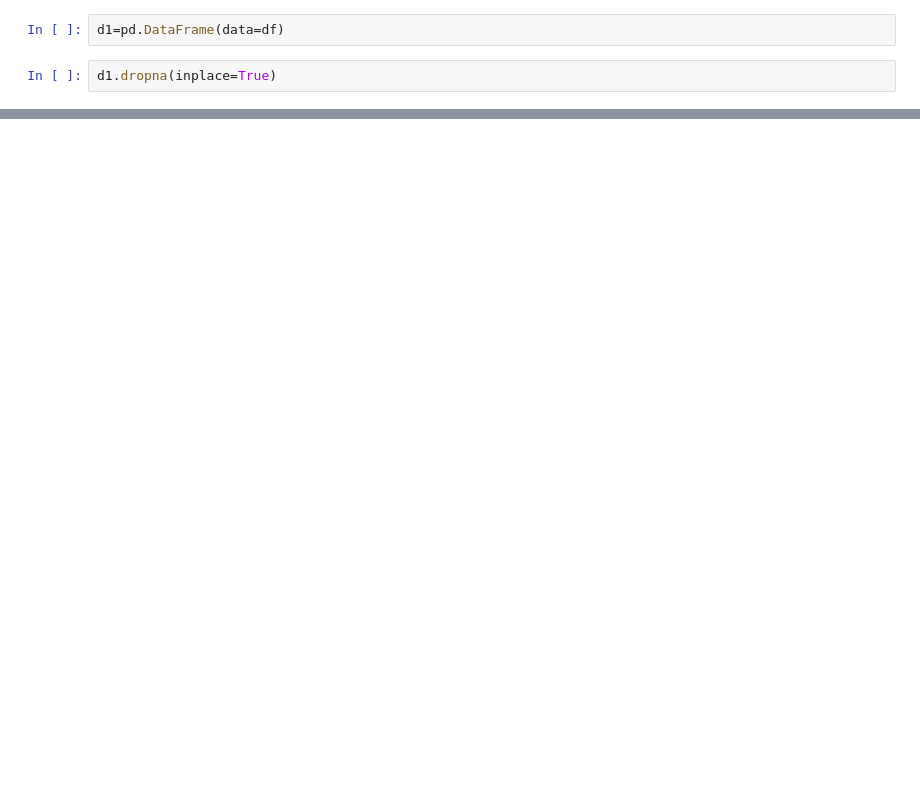
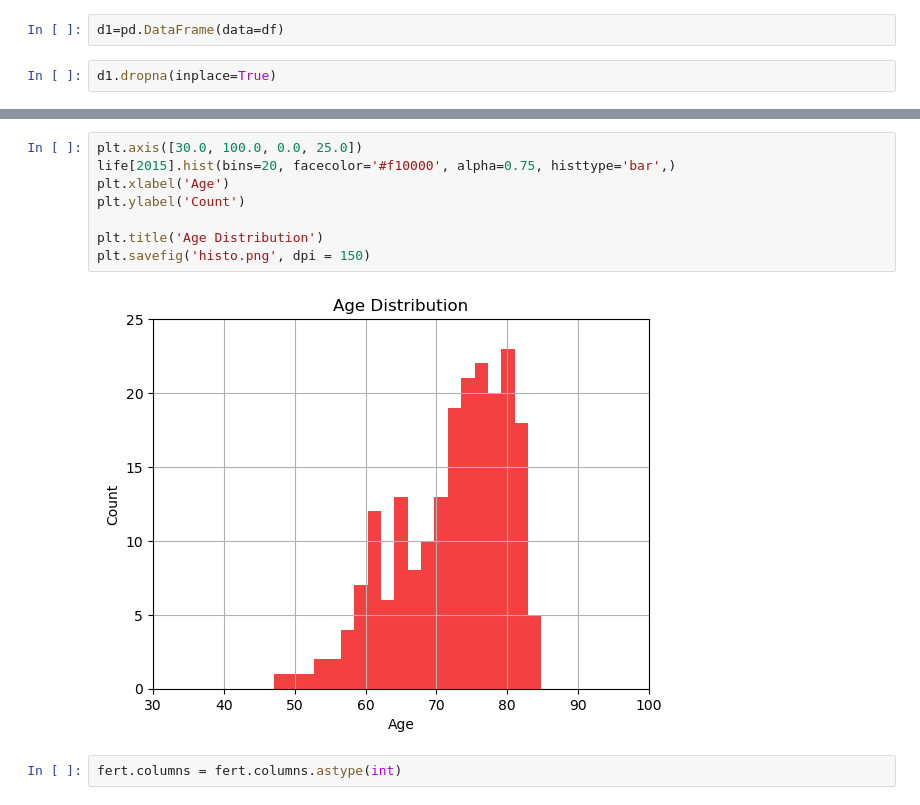
Before and after one commit to puvyi/gampminder, a Jupyter notebook: my_work.ipynb, the cells around one changed output, grey strips where cells are left out. Saved outputs shown, nothing was run; the diff lists cells and outputs as text; blank space fills up the shorter version.

```diff
--- a/my_work.ipynb
+++ b/my_work.ipynb
@@ -57,0 +120,12 @@ ValueError: All arrays must be of the same length
+# %%
+plt.axis([30.0, 100.0, 0.0, 25.0])
+life[2015].hist(bins=20, facecolor='#f10000', alpha=0.75, histtype='bar',)
+plt.xlabel('Age')
+plt.ylabel('Count')
+
+plt.title('Age Distribution')
+plt.savefig('histo.png', dpi = 150)
+# %% [output]
+[figure, added]
+# %%
+fert.columns = fert.columns.astype(int)
```
Also changed, not shown: parts of 32 cells of this notebook, 8 other files.
